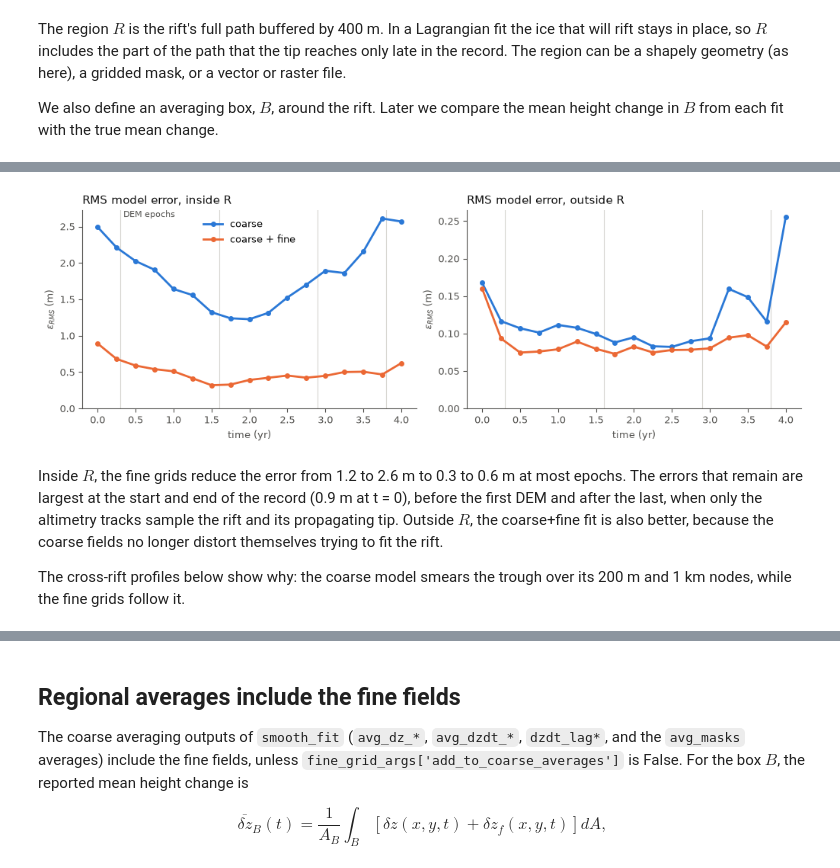
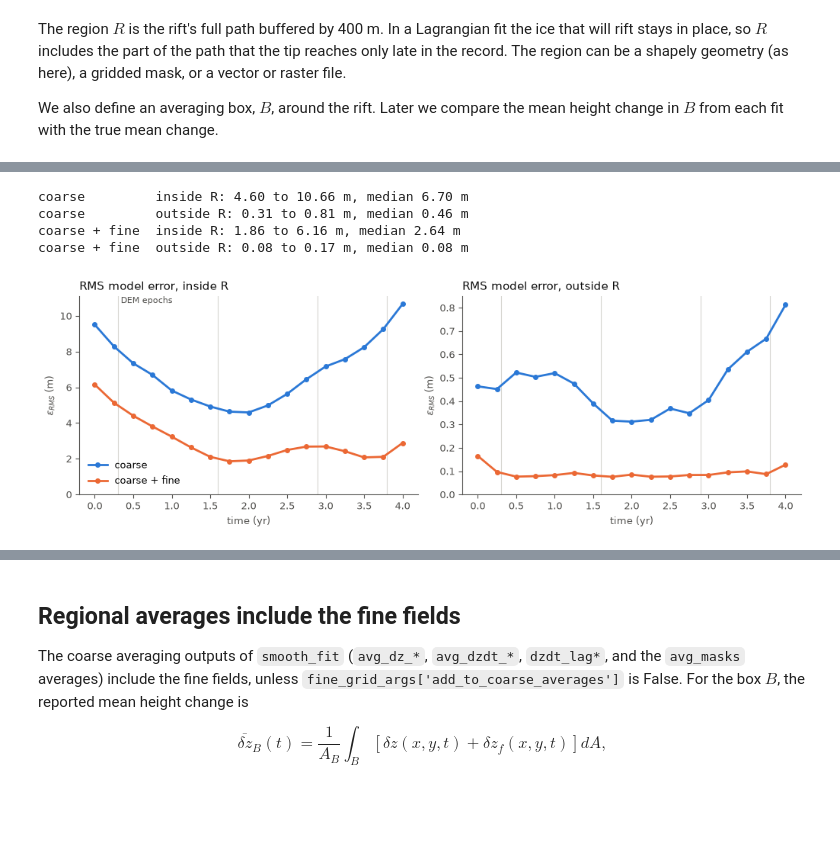
Before and after one commit to SmithB/LSsurf, a Jupyter notebook: notebooks/fine_grid_demo.ipynb, the cells around one changed output, grey strips where cells are left out. Saved outputs shown, nothing was run; the diff lists cells and outputs as text; code cells hidden in the pictures; blank space fills up the shorter version.

```diff
--- a/notebooks/fine_grid_demo.ipynb
+++ b/notebooks/fine_grid_demo.ipynb
@@ -64,7 +64,7 @@ def rift(x, y, t):
     d = (y - rift_y(x))/np.sqrt(1+slope**2)
     x_tip = 400 + 500*t
     taper = 0.25*(1+np.tanh((x+2400)/150))*(1-np.tanh((x-x_tip)/150))
-    return -(4+2*t)*np.exp(-0.5*(d/(60+20*t))**2)*taper
+    return -4*(4+2*t)*np.exp(-0.5*(d/(60+20*t))**2)*taper
 
 def z_true(x, y, t):
     z_bg = 50 + 2e-3*x - 1e-3*y + 3*np.cos(2*np.pi*x/6000)*np.cos(2*np.pi*y/7000)
@@ -147,7 +148,7 @@ fit_args = dict(data=data, ctr={'x': 0., 'y': 0., 't': 2.}, W={'x': 2*HW, 'y': 2
                 max_iterations=5, dzdt_lags=[1], avg_masks={'box': box}, solver='cholmod', VERBOSE=False)
 
 fine_grid_args = {'region': region,
-                  'spacing': {'z0': 50, 'dz': 100},
+                  'spacing': {'z0': 25, 'dz': 50},
                   'E_RMS': {'d2z0_dx2': 1.0, 'd3z_dx2dt': 0.3, 'd2z_dt2': 100}}
 
 S_coarse = smooth_fit(**fit_args)
@@ -183,36 +184,40 @@ def model_at(S, x, y, t):
     grids, m0 = S['grids'], S['m']['all']
     G = lin_op(grids['z0']).interp_mtx([y, x])
     G.add(lin_op(grids['dz']).interp_mtx([y, x, t]))
     for name, pts in [('z0_fine', [y, x]), ('dz_fine', [y, x, t])]:
         if name in grids:
             G.add(lin_op(grids[name]).interp_mtx(pts, bounds_error=False).restrict_to_active(drop_rows=False))
     return G.toCSR(row_N=x.size, col_N=m0.size).dot(m0)
 
 xe, ye = [jj.ravel() for jj in np.meshgrid(np.arange(-HW+12.5, HW, 25.), np.arange(-HW+12.5, HW, 25.))]
 in_region = shapely.contains_xy(region, xe, ye)
 t_eval = np.arange(0, 4.01, 0.25)
 rms_err = {}
 for label, S in [('coarse', S_coarse), ('coarse + fine', S_fine)]:
     rms_err[label] = {'inside R': [], 'outside R': []}
     for t in t_eval:
         err = model_at(S, xe, ye, np.zeros_like(xe)+t) - z_true(xe, ye, t)
         rms_err[label]['inside R'].append(np.sqrt(np.mean(err[in_region]**2)))
         rms_err[label]['outside R'].append(np.sqrt(np.mean(err[~in_region]**2)))
 
 fig, ax = plt.subplots(1, 2, figsize=(10, 3.3), constrained_layout=True)
 for this_ax, where in zip(ax, ['inside R', 'outside R']):
     for label, color in [('coarse', c_coarse), ('coarse + fine', c_fine)]:
         this_ax.plot(t_eval, rms_err[label][where], color=color, lw=2, marker='o', ms=4, label=label)
     for t in DEM_times:
         this_ax.axvline(t, color='#d6d5d0', lw=0.8, zorder=0)
     this_ax.set_title(f'RMS model error, {where}', loc='left', color=ink)
     this_ax.set_xlabel('time (yr)'); this_ax.set_ylabel('$\\epsilon_{RMS}$ (m)')
     this_ax.set_ylim(bottom=0)
 ax[0].legend(frameon=False)
-ax[0].text(DEM_times[0], ax[0].get_ylim()[1], ' DEM epochs', color=ink2, va='top', fontsize=8);
+ax[0].text(DEM_times[0], ax[0].get_ylim()[1], ' DEM epochs', color=ink2, va='top', fontsize=8)
+for label in rms_err:
+    for where in ['inside R', 'outside R']:
+        v = np.array(rms_err[label][where])
+        print(f'{label:14s} {where}: {v.min():.2f} to {v.max():.2f} m, median {np.median(v):.2f} m')
 # %% [output]
+coarse         inside R: 4.60 to 10.66 m, median 6.70 m
+coarse         outside R: 0.31 to 0.81 m, median 0.46 m
+coarse + fine  inside R: 1.86 to 6.16 m, median 2.64 m
+coarse + fine  outside R: 0.08 to 0.17 m, median 0.08 m
-[figure, old version]
+[figure, new version]
-# %% [markdown]
-Inside $R$, the fine grids reduce the error from 1.2 to 2.6 m to 0.3 to 0.6 m at most epochs.  The errors that remain are largest at the start and end of the record (0.9 m at t = 0), before the first DEM and after the last, when only the altimetry tracks sample the rift and its propagating tip.  Outside $R$, the coarse+fine fit is also better, because the coarse fields no longer distort themselves trying to fit the rift.
-
-The cross-rift profiles below show why: the coarse model smears the trough over its 200 m and 1 km nodes, while the fine grids follow it.
```
Also changed, not shown: parts of 21 cells of this notebook, 1 other file.
